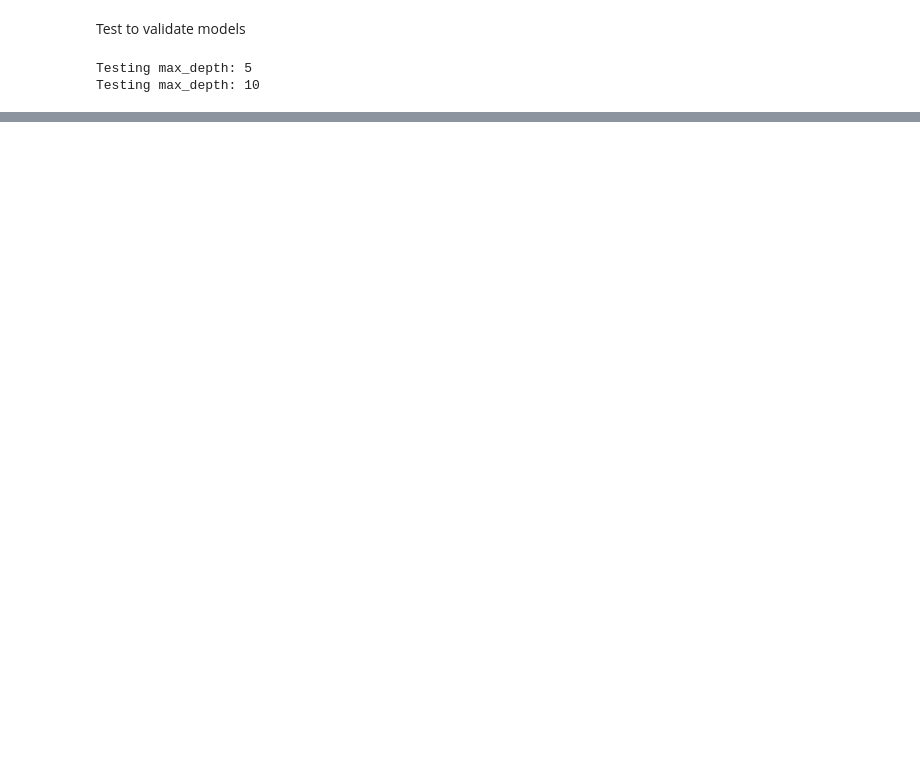
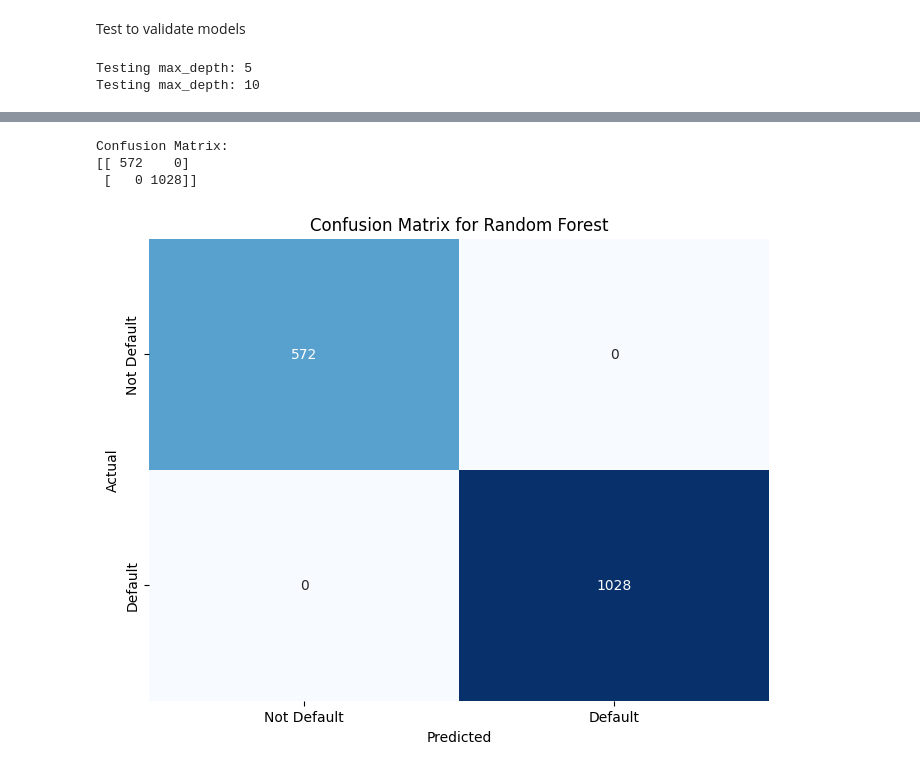
Before and after one commit to cassiof-dev/agricultural_credit_default, a Jupyter notebook: analise.ipynb, the cells around one changed output, grey strips where cells are left out. Cells and saved outputs as stored; diff of their text form; code cells hidden in the pictures; blank space fills up the shorter version.

Commit message:
test new codes

```diff
--- a/analise.ipynb
+++ b/analise.ipynb
@@ -598,0 +623,7 @@ array([0.7875  , 0.795   , 0.79875 , 0.78375 , 0.779375, 0.770625,
+# %%
+# clear dataset to remove null data
+df_credit_clear = df_historic.dropna()
+# transform id_client to int
+df_credit_clear['id_client'] = df_credit_clear['id_client'].str.replace('CLIENT_', '').astype(int)
+
+df_credit_clear.describe()
@@ -598,0 +767,18 @@ array([0.7875  , 0.795   , 0.79875 , 0.78375 , 0.779375, 0.770625,
+# %%
+# --- Build and Train the Random Forest Model ---
+rf_model = RandomForestClassifier(n_estimators=100, random_state=42, class_weight='balanced') # 'balanced' handles class imbalance
+rf_model.fit(X_train, y_train)
+
+# --- Evaluate the Model ---
+y_pred = rf_model.predict(X_test)
+y_pred_proba = rf_model.predict_proba(X_test)[:, 1] # Probability of the positive class (default)
+
+print("\n--- Model Evaluation (Random Forest) ---")
+print(f"Accuracy: {accuracy_score(y_test, y_pred):.4f}")
+print(f"Precision: {precision_score(y_test, y_pred):.4f}")
+print(f"Recall: {recall_score(y_test, y_pred):.4f}")
+print(f"F1-Score: {f1_score(y_test, y_pred):.4f}")
+print(f"ROC AUC Score: {roc_auc_score(y_test, y_pred_proba):.4f}")
+
+print("\nClassification Report:")
+print(classification_report(y_test, y_pred))
@@ -598,0 +802,19 @@ array([0.7875  , 0.795   , 0.79875 , 0.78375 , 0.779375, 0.770625,
+# %%
+print("\nConfusion Matrix:")
+cm = confusion_matrix(y_test, y_pred)
+print(cm)
+
+# Plotting confusion matrix
+plt.figure(figsize=(8, 6))
+sns.heatmap(cm, annot=True, fmt='d', cmap='Blues', cbar=False,
+            xticklabels=['Not Default', 'Default'],
+            yticklabels=['Not Default', 'Default'])
+plt.xlabel('Predicted')
+plt.ylabel('Actual')
+plt.title('Confusion Matrix for Random Forest')
+plt.show()
+# %% [output]
+Confusion Matrix:
+[[ 572    0]
+ [   0 1028]]
+[figure, added]
```
Also changed, not shown: parts of 26 cells of this notebook.
